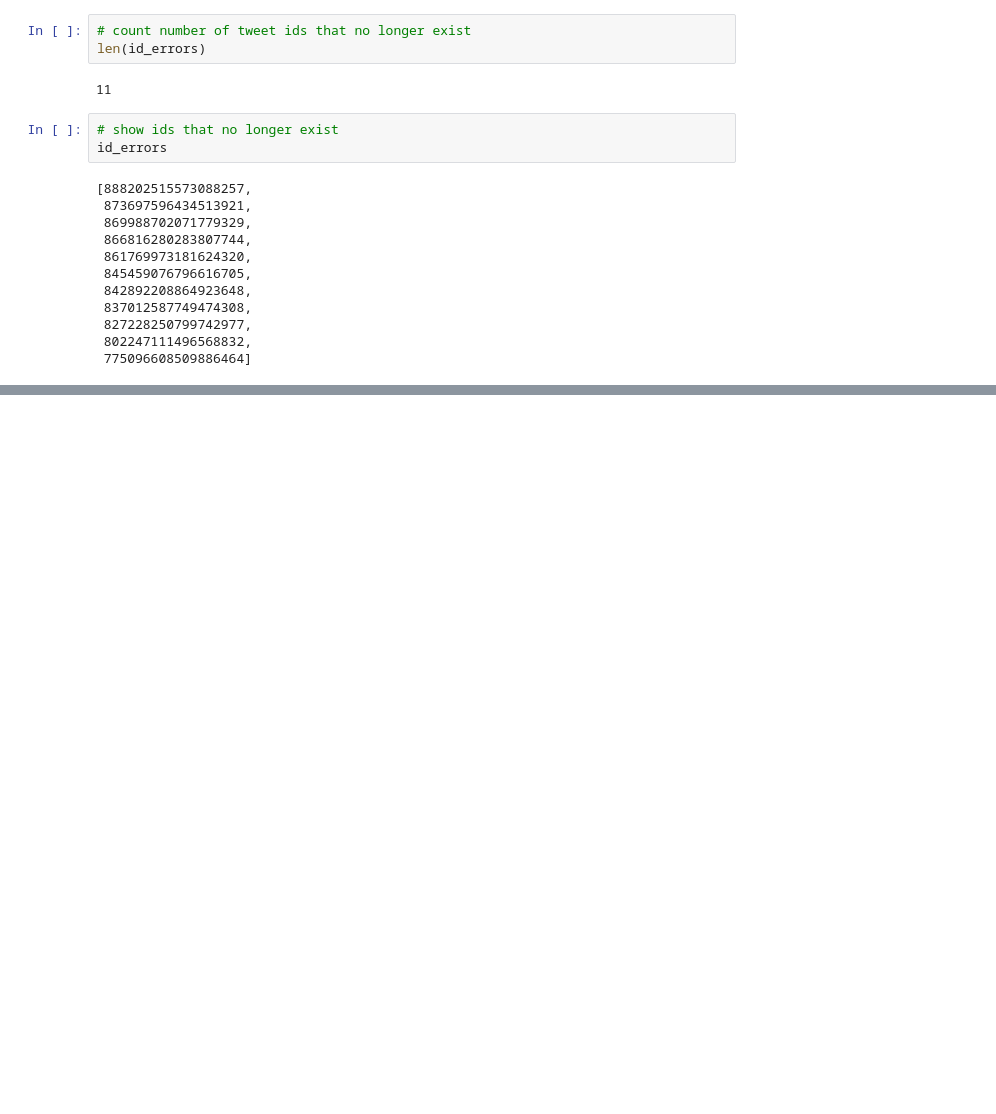
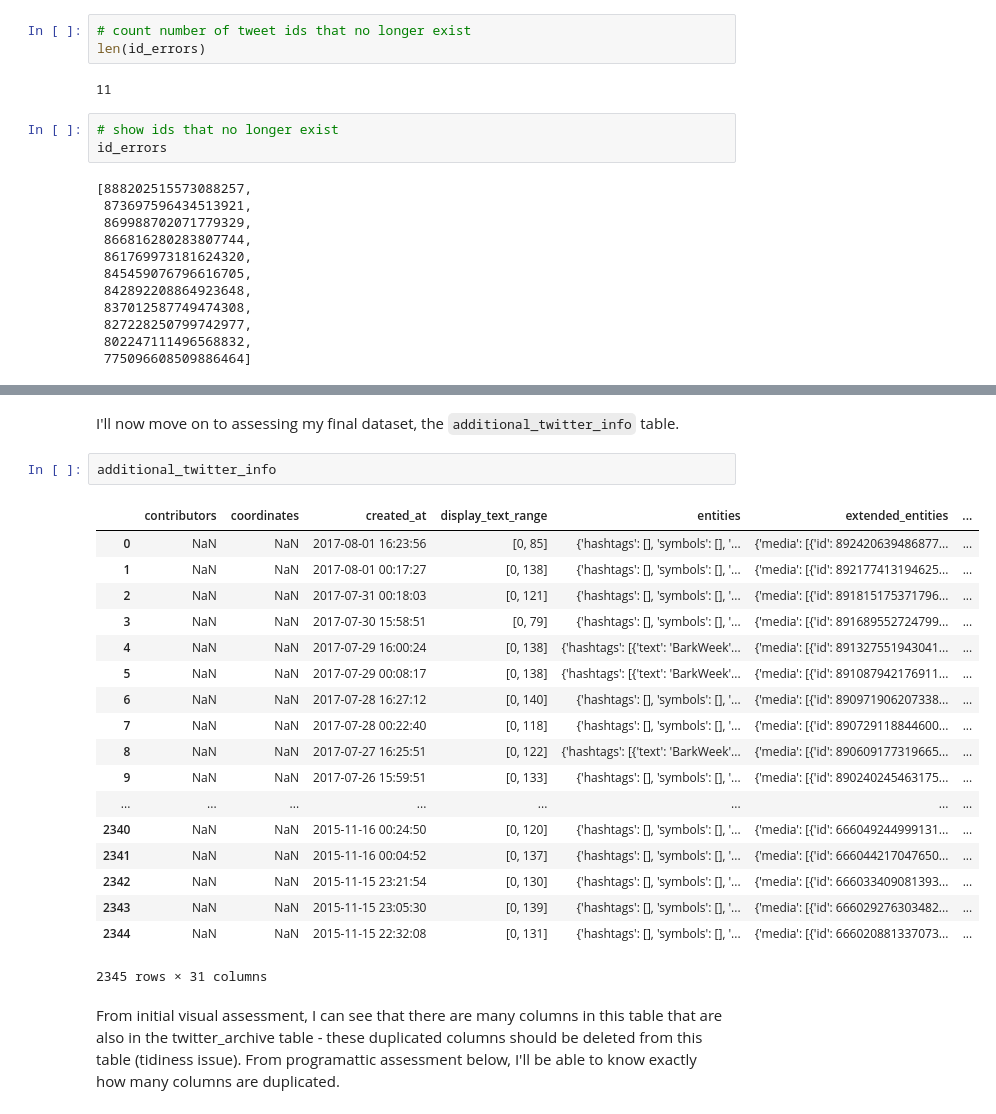
Before and after one commit to cnspatino/WeRateDogs-twitter-analysis, a Jupyter notebook: wrangle_act.ipynb, the cells around one changed output, grey strips where cells are left out. Cells and saved outputs as stored; diff of their text form; blank space fills up the shorter version.

Commit message:
Completed assessment step

```diff
--- a/wrangle_act.ipynb
+++ b/wrangle_act.ipynb
@@ -164,0 +565,25 @@ id_errors
+# %% [markdown]
+I'll now move on to assessing my final dataset, the `additional_twitter_info` table.
+# %%
+additional_twitter_info
+# %% [output]
+|  | contributors | coordinates | created_at | display_text_range | entities | extended_entities | ... |
+| 0 | NaN | NaN | 2017-08-01 16:23:56 | [0, 85] | {'hashtags': [], 'symbols': [], '... | {'media': [{'id': 892420639486877... | ... |
+| 1 | NaN | NaN | 2017-08-01 00:17:27 | [0, 138] | {'hashtags': [], 'symbols': [], '... | {'media': [{'id': 892177413194625... | ... |
+| 2 | NaN | NaN | 2017-07-31 00:18:03 | [0, 121] | {'hashtags': [], 'symbols': [], '... | {'media': [{'id': 891815175371796... | ... |
+| 3 | NaN | NaN | 2017-07-30 15:58:51 | [0, 79] | {'hashtags': [], 'symbols': [], '... | {'media': [{'id': 891689552724799... | ... |
+| 4 | NaN | NaN | 2017-07-29 16:00:24 | [0, 138] | {'hashtags': [{'text': 'BarkWeek'... | {'media': [{'id': 891327551943041... | ... |
+| 5 | NaN | NaN | 2017-07-29 00:08:17 | [0, 138] | {'hashtags': [{'text': 'BarkWeek'... | {'media': [{'id': 891087942176911... | ... |
+| 6 | NaN | NaN | 2017-07-28 16:27:12 | [0, 140] | {'hashtags': [], 'symbols': [], '... | {'media': [{'id': 890971906207338... | ... |
+| 7 | NaN | NaN | 2017-07-28 00:22:40 | [0, 118] | {'hashtags': [], 'symbols': [], '... | {'media': [{'id': 890729118844600... | ... |
+| 8 | NaN | NaN | 2017-07-27 16:25:51 | [0, 122] | {'hashtags': [{'text': 'BarkWeek'... | {'media': [{'id': 890609177319665... | ... |
+| 9 | NaN | NaN | 2017-07-26 15:59:51 | [0, 133] | {'hashtags': [], 'symbols': [], '... | {'media': [{'id': 890240245463175... | ... |
+| ... | ... | ... | ... | ... | ... | ... | ... |
+| 2340 | NaN | NaN | 2015-11-16 00:24:50 | [0, 120] | {'hashtags': [], 'symbols': [], '... | {'media': [{'id': 666049244999131... | ... |
+| 2341 | NaN | NaN | 2015-11-16 00:04:52 | [0, 137] | {'hashtags': [], 'symbols': [], '... | {'media': [{'id': 666044217047650... | ... |
+| 2342 | NaN | NaN | 2015-11-15 23:21:54 | [0, 130] | {'hashtags': [], 'symbols': [], '... | {'media': [{'id': 666033409081393... | ... |
+| 2343 | NaN | NaN | 2015-11-15 23:05:30 | [0, 139] | {'hashtags': [], 'symbols': [], '... | {'media': [{'id': 666029276303482... | ... |
+| 2344 | NaN | NaN | 2015-11-15 22:32:08 | [0, 131] | {'hashtags': [], 'symbols': [], '... | {'media': [{'id': 666020881337073... | ... |
+2345 rows × 31 columns
+# %% [markdown]
+From initial visual assessment, I can see that there are many columns in this table that are also in the twitter_archive table - these duplicated columns should be deleted from this table (tidiness issue). From programattic assessment below, I'll be able to know exactly how many columns are duplicated.
```
Also changed, not shown: parts of 62 cells of this notebook.
